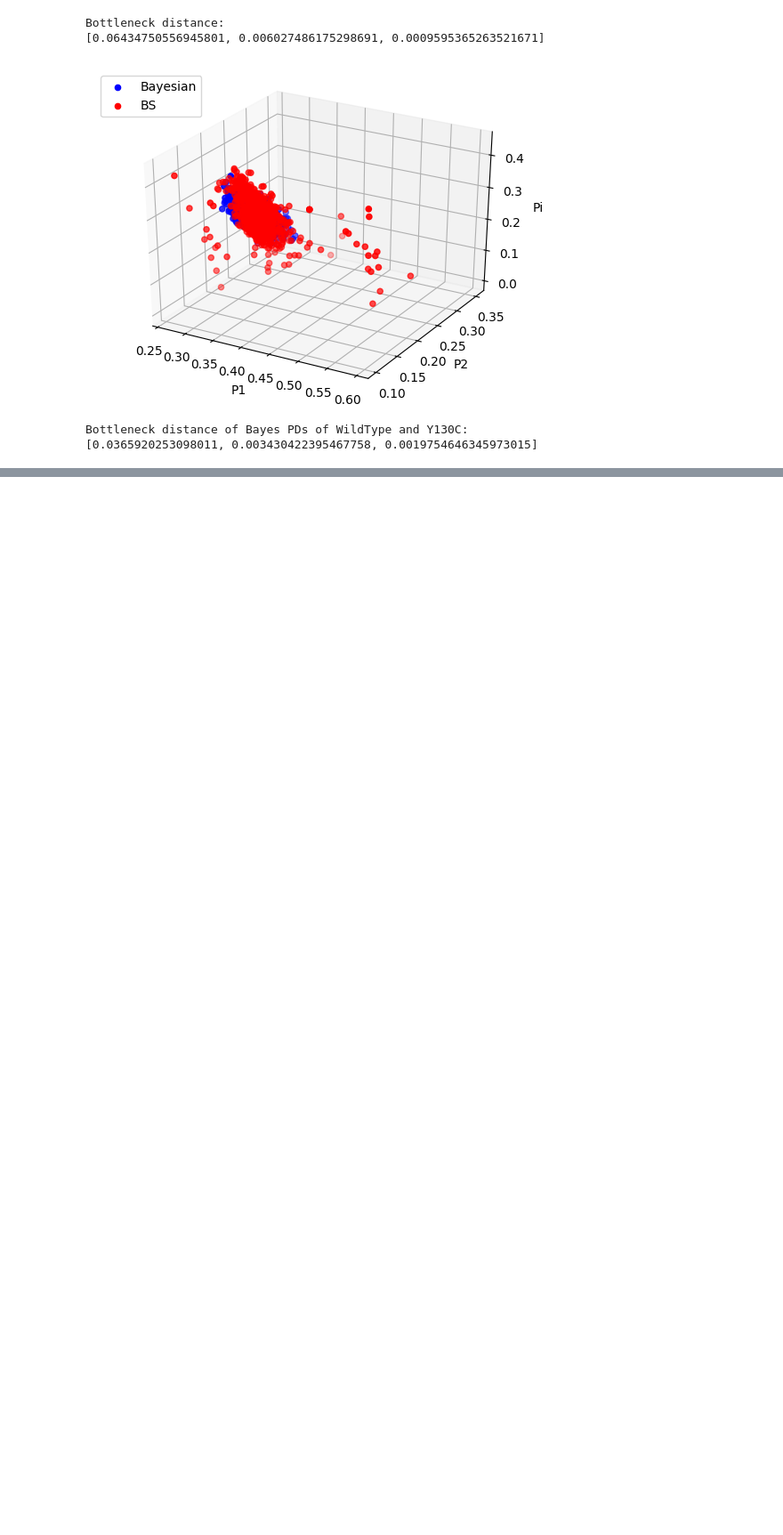
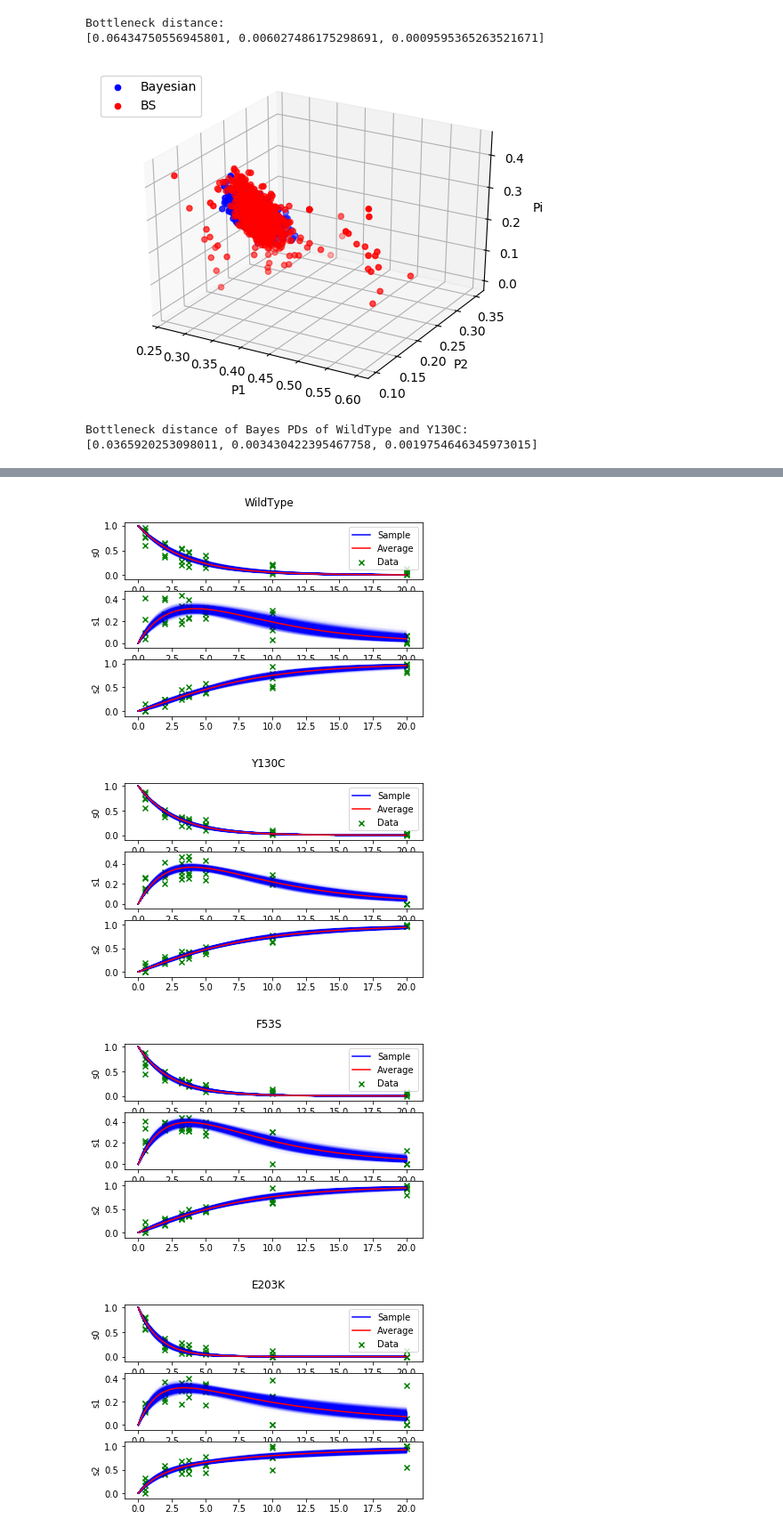
Before and after one commit to lewis-m/erk-kinetics-tda, a Jupyter notebook: PyStanTest.ipynb, the cells around one changed output, grey strips where cells are left out. Shown at 89% size. Saved outputs shown, nothing was run; the diff lists cells and outputs as text; code cells hidden in the pictures; blank space fills up the shorter version.

```diff
--- a/PyStanTest.ipynb
+++ b/PyStanTest.ipynb
@@ -358,0 +370,70 @@ INFO:pystan:COMPILING THE C++ CODE FOR MODEL anon_model_8c8cef31884796c806a78281
+# %%
+#Plots Bayesian model samples against empirical data
+
+import matplotlib.pyplot as plt
+import matplotlib
+from mpl_toolkits.mplot3d import Axes3D
+
+y_type = ['WildType', 'Y130C', 'F53S', 'E203K']
+bayes_samples = []
+
+for i in range(len(y_type)):
+  fit = stan_model_yd(bayes_td[i])
+  bayes_samples.append(fit.extract())
+
+bayesian_params = [[0.29, 0.19, 0.3], [0.36, 0.16, 0.3], [0.41, 0.16, 0.28], [0.64, 0.1, 0.55]]
+time_stamps = [0.5, 2, 3.25, 3.75, 5, 10, 20]
+
+for i in range(4):
+  scatter_x = [v for k in range(5) for v in time_stamps]
+  scatter_y_s0 = [v/5 for k in range(5) for v in bayes_td[i, k, :, 0]]
+  scatter_y_s1 = [v/5 for k in range(5) for v in bayes_td[i, k, :, 1]]
+  scatter_y_s2 = [v/5 for k in range(5) for v in bayes_td[i, k, :, 2]]
+
+
+  plot_x = np.arange(0, 20, 0.01)
+
+  plt.suptitle(y_type[i])
+
+  plt.subplot(3,1,1)
+  for params in bayes_samples[i][:, :, 0:3]:
+    for params1 in params:
+      plt.plot(plot_x, s0_fun(plot_x, params1), c='b', alpha = 0.02)
+
+  plt.plot(plot_x, s0_fun(plot_x, bayesian_params[i]), c='b', label='Sample')
+  plt.plot(plot_x, s0_fun(plot_x, bayesian_params[i]), c='r', label='Average')
+
+  plt.scatter(scatter_x, scatter_y_s0, c='g', marker='x', label='Data')
+  plt.ylabel('s0')
+  plt.legend(loc='upper right')
+
+
+  plt.subplot(3,1,2)
+  for params in bayes_samples[i][:, :, 0:3]:
+    for params1 in params:
+      plt.plot(plot_x, s1_fun(plot_x, params1), c='b', alpha = 0.02)
+
+  plt.plot(plot_x, s1_fun(plot_x, bayesian_params[i]), c='b', label='Sample')
+  plt.plot(plot_x, s1_fun(plot_x, bayesian_params[i]), c='r', label='Average')
+
+  plt.scatter(scatter_x, scatter_y_s1, c='g', marker='x', label='Data')
+  plt.ylabel('s1')
+
+  plt.subplot(3,1,3)
+  for params in bayes_samples[i][:, :, 0:3]:
+    for params1 in params:
+      plt.plot(plot_x, s2_fun(plot_x, params1), c='b', alpha = 0.02)
+
+  plt.plot(plot_x, s2_fun(plot_x, bayesian_params[i]), c='b', label='Sample')
+  plt.plot(plot_x, s2_fun(plot_x, bayesian_params[i]), c='r', label='Average')
+
+  plt.scatter(scatter_x, scatter_y_s2, c='g', marker='x', label='Data')
+  plt.ylabel('s2')
+
+
+  plt.show()
+# %% [output]
+[figure, added]
+[figure, added]
+[figure, added]
+[figure, added]
```
Also changed, not shown: parts of 6 cells of this notebook.
